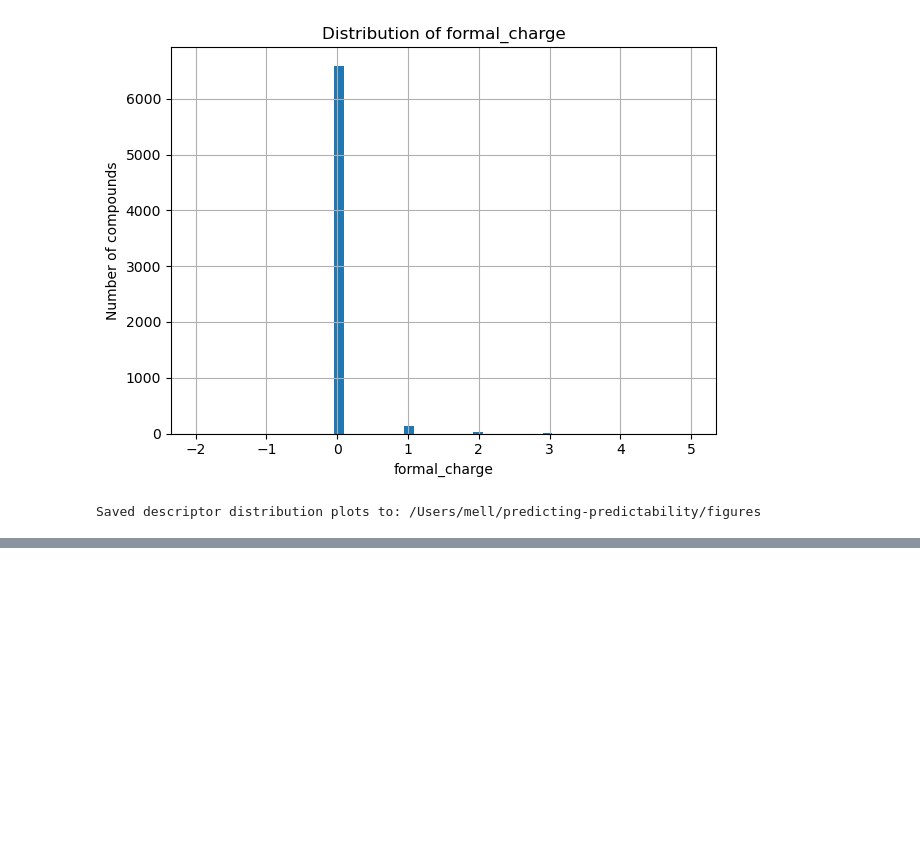
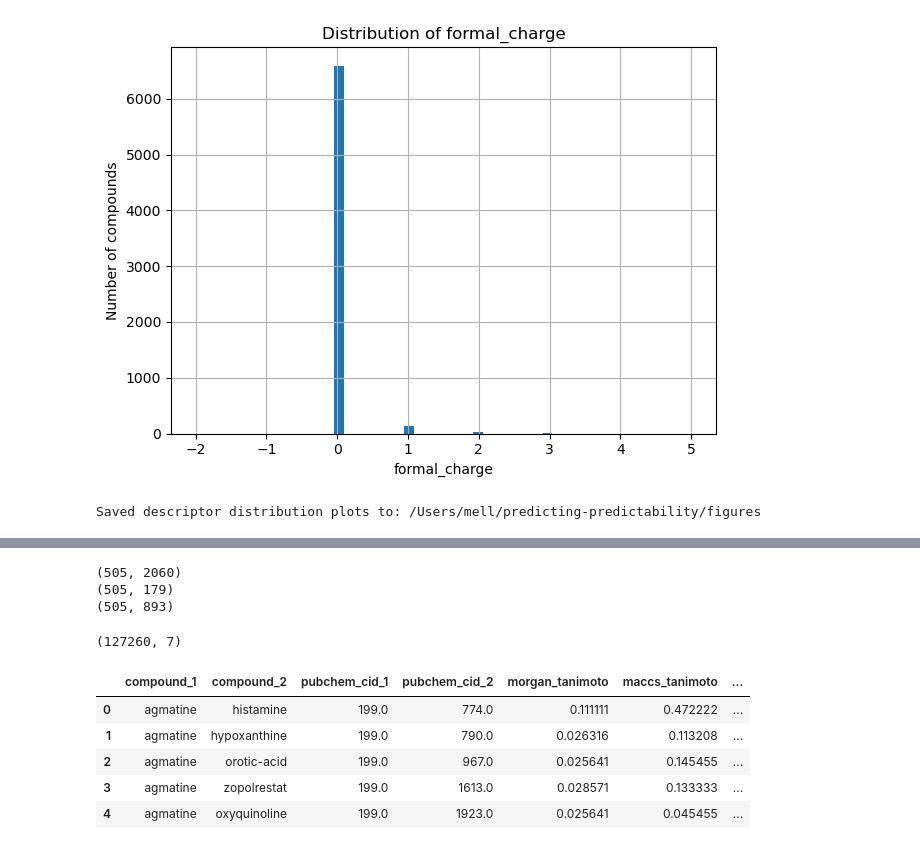
Before and after one commit to mell508-gif/predicting-predictability, a Jupyter notebook: notebooks/objective_2_rdkit_fingerprints.ipynb, the cells around one changed output, grey strips where cells are left out. Drawn from its saved outputs; the diff is of its cells as text; code cells hidden in the pictures; blank space fills up the shorter version.

Commit message:
Add fingerprint similarity comparison

```diff
--- a/notebooks/objective_2_rdkit_fingerprints.ipynb
+++ b/notebooks/objective_2_rdkit_fingerprints.ipynb
@@ -697,0 +772,20 @@ Saved descriptor distribution plots to: /Users/mell/predicting-predictability/fi
+# %%
+sample_size = 500
+
+sample_ids = (
+    pd.Series(list(common_ids))
+    .sample(n=sample_size, random_state=42)
+    .tolist()
+)
+
+morgan_sample = morgan_common[morgan_common[ID_COL].isin(sample_ids)].sort_values(ID_COL).reset_index(drop=True)
+maccs_sample = maccs_common[maccs_common[ID_COL].isin(sample_ids)].sort_values(ID_COL).reset_index(drop=True)
+cactvs_sample = cactvs_common[cactvs_common[ID_COL].isin(sample_ids)].sort_values(ID_COL).reset_index(drop=True)
+
+print(morgan_sample.shape)
+print(maccs_sample.shape)
+print(cactvs_sample.shape)
+# %% [output]
+(505, 2060)
+(505, 179)
+(505, 893)
@@ -697,0 +794,17 @@ Saved descriptor distribution plots to: /Users/mell/predicting-predictability/fi
+# %%
+import numpy as np
+
+def tanimoto_similarity(fp1, fp2):
+    """
+    Calculate Tanimoto similarity between two binary fingerprint vectors.
+    """
+    fp1 = np.asarray(fp1, dtype=bool)
+    fp2 = np.asarray(fp2, dtype=bool)
+
+    intersection = np.logical_and(fp1, fp2).sum()
+    union = np.logical_or(fp1, fp2).sum()
+
+    if union == 0:
+        return np.nan
+
+    return intersection / union
@@ -697,0 +813,33 @@ Saved descriptor distribution plots to: /Users/mell/predicting-predictability/fi
+# %%
+morgan_matrix = morgan_sample[morgan_cols].values
+maccs_matrix = maccs_sample[maccs_cols].values
+cactvs_matrix = cactvs_sample[cactvs_cols].values
+
+pairwise_rows = []
+
+n = len(morgan_sample)
+
+for i in range(n):
+    for j in range(i + 1, n):
+        pairwise_rows.append({
+            "compound_1": morgan_sample.loc[i, "name"],
+            "compound_2": morgan_sample.loc[j, "name"],
+            "pubchem_cid_1": morgan_sample.loc[i, ID_COL],
+            "pubchem_cid_2": morgan_sample.loc[j, ID_COL],
+            "morgan_tanimoto": tanimoto_similarity(morgan_matrix[i], morgan_matrix[j]),
+            "maccs_tanimoto": tanimoto_similarity(maccs_matrix[i], maccs_matrix[j]),
+            "cactvs_pubchem_tanimoto": tanimoto_similarity(cactvs_matrix[i], cactvs_matrix[j])
+        })
+
+similarity_comparison_df = pd.DataFrame(pairwise_rows)
+
+print(similarity_comparison_df.shape)
+similarity_comparison_df.head()
+# %% [output]
+(127260, 7)
+|  | compound_1 | compound_2 | pubchem_cid_1 | pubchem_cid_2 | morgan_tanimoto | maccs_tanimoto | ... |
+| 0 | agmatine | histamine | 199.0 | 774.0 | 0.111111 | 0.472222 | ... |
+| 1 | agmatine | hypoxanthine | 199.0 | 790.0 | 0.026316 | 0.113208 | ... |
+| 2 | agmatine | orotic-acid | 199.0 | 967.0 | 0.025641 | 0.145455 | ... |
+| 3 | agmatine | zopolrestat | 199.0 | 1613.0 | 0.028571 | 0.133333 | ... |
+| 4 | agmatine | oxyquinoline | 199.0 | 1923.0 | 0.025641 | 0.045455 | ... |
```
Also changed, not shown: parts of 18 cells of this notebook, 3 other files.
